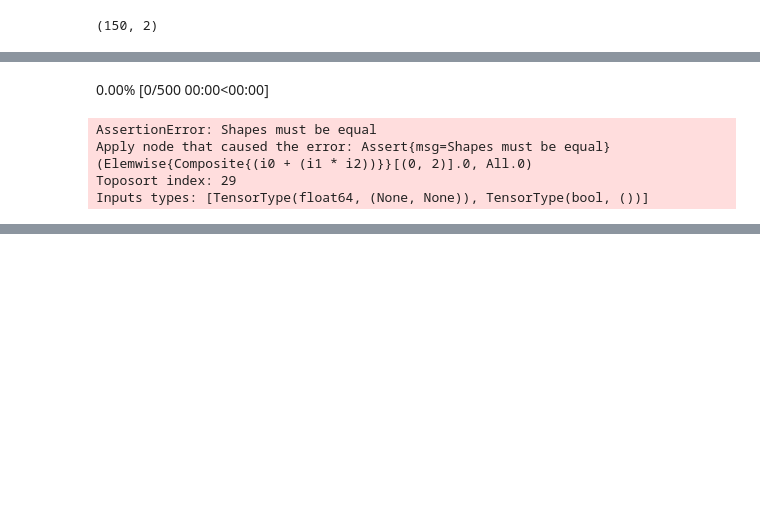
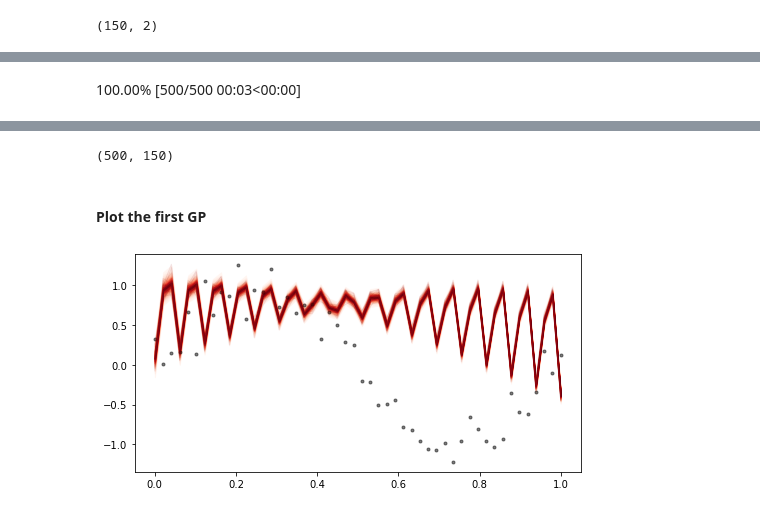
Before and after one commit to danhphan/gp_experiments, a Jupyter notebook: experiments/22_multitask_gp_regression_pymc_mogp_api_same_X.ipynb, the cells around one changed output, grey strips where cells are left out. Drawn from its saved outputs; the diff is of its cells as text; code cells hidden in the pictures; blank space fills up the shorter version.

Commit message:
using GP LatentKron

```diff
--- a/experiments/22_multitask_gp_regression_pymc_mogp_api_same_X.ipynb
+++ b/experiments/22_multitask_gp_regression_pymc_mogp_api_same_X.ipynb
@@ -64,5 +60,5 @@ Xs[0].shape, Xs[1].shape, x.shape
 # %%
-Xnew = pm.math.cartesian(task_i, x)
+Xnew = pm.math.cartesian(x, task_i) # For prediction
 Xnew.shape
 # %% [output]
 (150, 2)
@@ -96,21 +73,18 @@ class CoregionMatrix(Covariance):
 # %%
-JITTER_DEFAULT = 1e-6
 with pm.Model() as model:
+    # Kernel: K_1(x,x')
     ell = pm.Gamma("ell", alpha=2, beta=0.5)
     eta = pm.Gamma("eta", alpha=3, beta=1)
     cov = eta**2 * pm.gp.cov.ExpQuad(input_dim=1, ls=ell)
 
-    #cov2= pm.gp.cov.ExpQuad(input_dim=1, ls=ell)
+    # Coregion B matrix: K_2(o,o')
+    W = pm.Normal("W", mu=0, sigma=3, shape=(3,2), initval=np.random.randn(3,2))
+    kappa = pm.Gamma("kappa", alpha=1.5, beta=1, shape=3)
+    coreg = pm.gp.cov.Coregion(input_dim=1, kappa=kappa, W=W)
 
-    W = np.random.rand(3,2) # (n_outputs, w_rank)
-    kappa = np.random.rand(3)
-    B = pm.Deterministic('B', at.dot(W, W.T) + at.diag(kappa))
-    B = B + JITTER_DEFAULT * at.identity_like(B)
-    coreg = CoregionMatrix(W=W, B=B)
-
-    mogp = pm.gp.LatentKron(cov_funcs=[coreg, cov])
+    # Specify the GP.  The default mean function is `Zero`.
+    mogp = pm.gp.LatentKron(cov_funcs=[cov, coreg])
     sigma = pm.HalfNormal("sigma", sigma=3)
-
     # Place a GP prior over the function f.
     f = mogp.prior("f", Xs=Xs)
     y_ = pm.Normal("y_", mu=f, sigma=sigma, observed=y.squeeze())
@@ -135,12 +117,6 @@ Wall time: 1min 14s
 # %%
 with model:
-    preds = mogp.conditional("preds", Xnew)
+    preds = mogp.conditional("preds", Xnew, jitter=1e-6)
+    gp_samples = pm.sample_posterior_predictive(gp_trace, var_names=['preds'])
+# %% [output]
+100.00% [500/500 00:03<00:00]
-# %%
-with model:
-    gp_samples = pm.sample_posterior_predictive(gp_trace, var_names=['preds'], random_seed=42, keep_size=False)
-# %% [output]
-0.00% [0/500 00:00<00:00]
-AssertionError: Shapes must be equal
-Apply node that caused the error: Assert{msg=Shapes must be equal}(Elemwise{Composite{(i0 + (i1 * i2))}}[(0, 2)].0, All.0)
-Toposort index: 29
-Inputs types: [TensorType(float64, (None, None)), TensorType(bool, ())]
@@ -155,3 +124,19 @@ Inputs types: [TensorType(float64, (None, None)), TensorType(bool, ())]
 pm.model_to_graphviz(model)
 # %% [output]
 [drawing not drawn]
+# %%
+f_pred = gp_samples.posterior_predictive["preds"].sel(chain=0)
+f_pred.shape
+# %% [output]
+(500, 150)
+# %% [markdown]
+#### Plot the first GP
+# %%
+from pymc.gp.util import plot_gp_dist
+fig, axes = plt.subplots(1,1, figsize=(8,4))
+plt.plot(x, train_y[:,0], 'ok', ms=3, alpha=0.5, label="Data 1");
+plot_gp_dist(axes, f_pred[:, 0:50], x)
+plt.show()
+# The result seems wrong!
+# %% [output]
+[figure, added]
```
Also changed, not shown: parts of 41 cells of this notebook.
